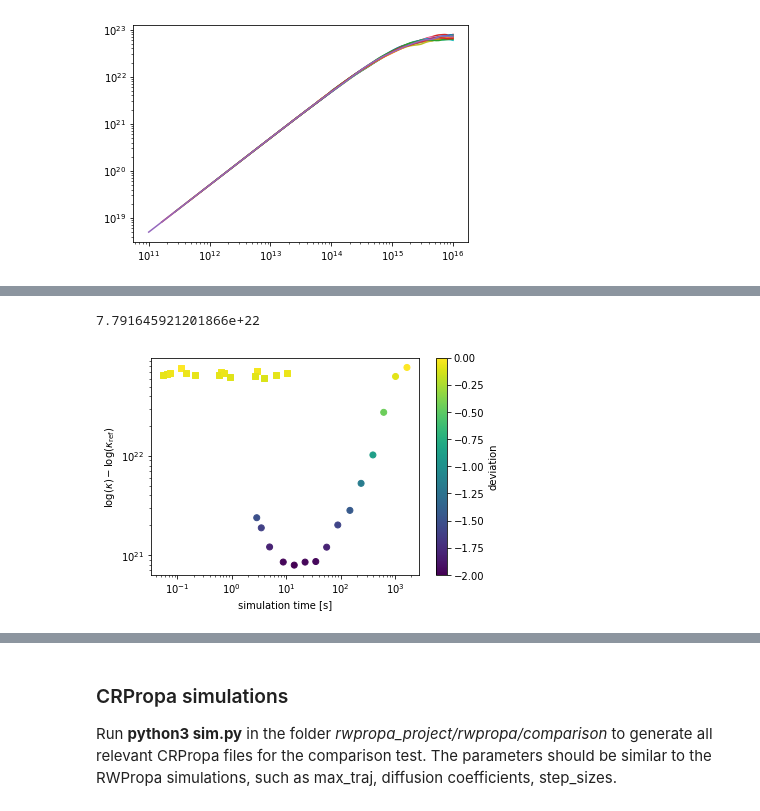
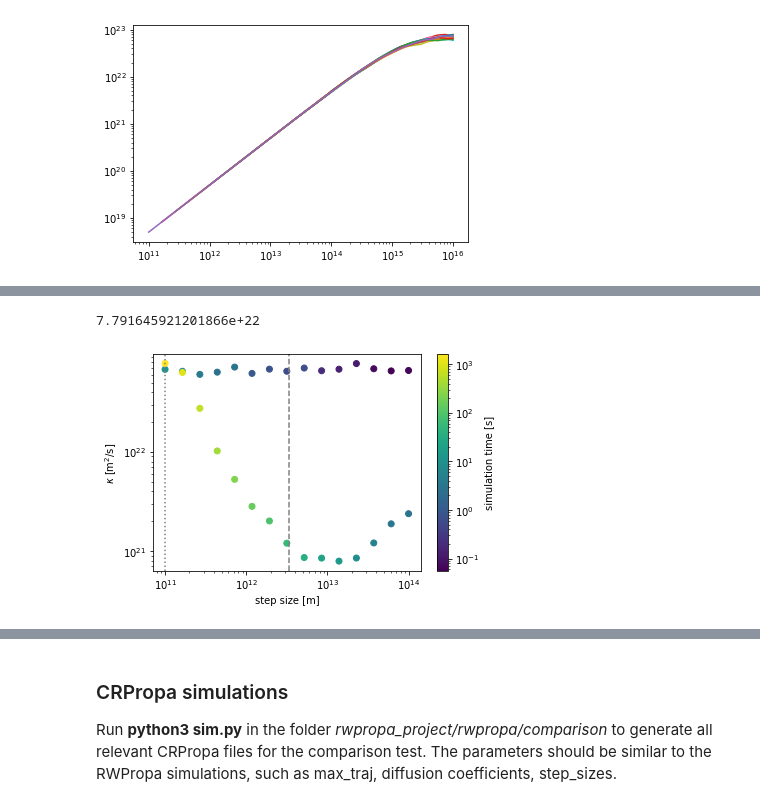
Before and after one commit to reichherzerp/PropPy, a Jupyter notebook: comparison/Comparison.ipynb, the cells around one changed output, grey strips where cells are left out. Cells and saved outputs as stored; diff of their text form; code cells hidden in the pictures.

```diff
--- a/comparison/Comparison.ipynb
+++ b/comparison/Comparison.ipynb
@@ -128,17 +67,23 @@ plt.show()
-# %%
-df_rwp_results = pd.read_pickle('comparison/data/rwp_sim_data.pkl')
-df_crp_results = pd.read_pickle('comparison/data/crp_sim_data.pkl')
-kappa_ref = np.array(df_crp_results['kappa'])[-1]
-print(kappa_ref)
-mini, maxi = -2, 0
-norm = plt.Normalize(mini, maxi)
-plt.scatter(df_rwp_results['time'], df_rwp_results['kappa'], c=np.log10(df_rwp_results['kappa'])-np.log10(kappa_ref), norm=norm, cmap='viridis', marker='s')
-plt.scatter(df_crp_results['time'], df_crp_results['kappa'], c=np.log10(df_crp_results['kappa'])-np.log10(kappa_ref), norm=norm, cmap='viridis')
-plt.loglog()
-plt.colorbar(label='deviation')
-plt.xlabel('simulation time [s]')
-plt.ylabel('$\log(\kappa) - \log(\kappa_\mathrm{ref})$')
-plt.show()
-# %% [output]
-7.791645921201866e+22
-[figure, removed]
+# %%
+df_rwp_results = pd.read_pickle('comparison/data/rwp_sim_data.pkl')
+df_crp_results = pd.read_pickle('comparison/data/crp_sim_data.pkl')
+print(kappa_ref)
+zs = np.concatenate([df_rwp_results['time'], df_crp_results['time']], axis=0)
+min_, max_ = zs.min(), zs.max()
+plt.scatter(df_rwp_results['step_size'], df_rwp_results['kappa'], c=df_rwp_results['time'], cmap='viridis', norm=matplotlib.colors.LogNorm())
+plt.clim(min_, max_)
+plt.scatter(df_crp_results['step_size'], df_crp_results['kappa'], c=df_crp_results['time'], cmap='viridis', norm=matplotlib.colors.LogNorm())
+plt.clim(min_, max_)
+plt.colorbar(label='simulation time [s]')
+plt.loglog()
+l_c = 10**11
+r_g = l_c/1.6*53.4
+plt.axvline(x=l_c, label='correlation length', color='grey', ls=':')
+plt.axvline(x=r_g, label='gyroradius', color='grey', ls='--')
+
+plt.xlabel('step size [m]')
+plt.ylabel('$\kappa$ [m$^2$/s]')
+plt.show()
+# %% [output]
+7.791645921201866e+22
+[figure, added]
```
Also changed, not shown: parts of 9 cells of this notebook, 1 other file.
